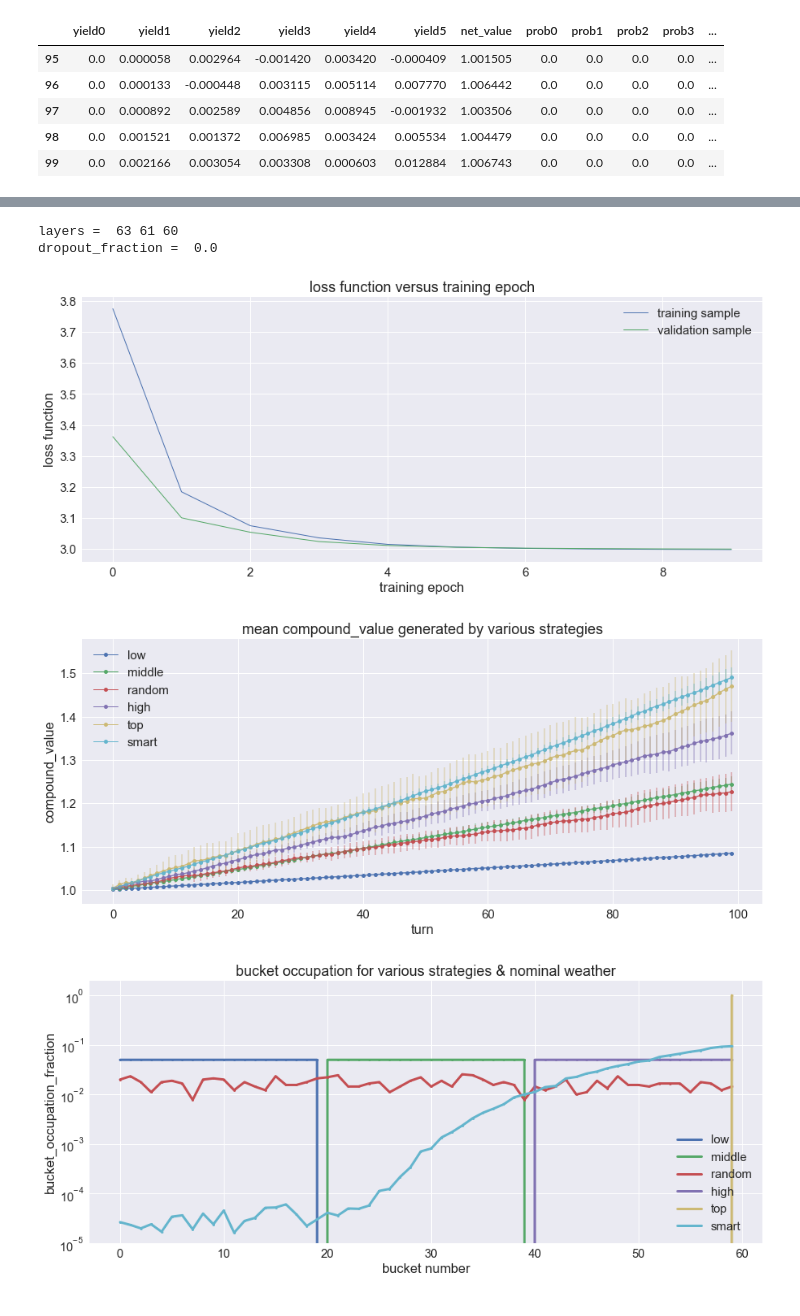
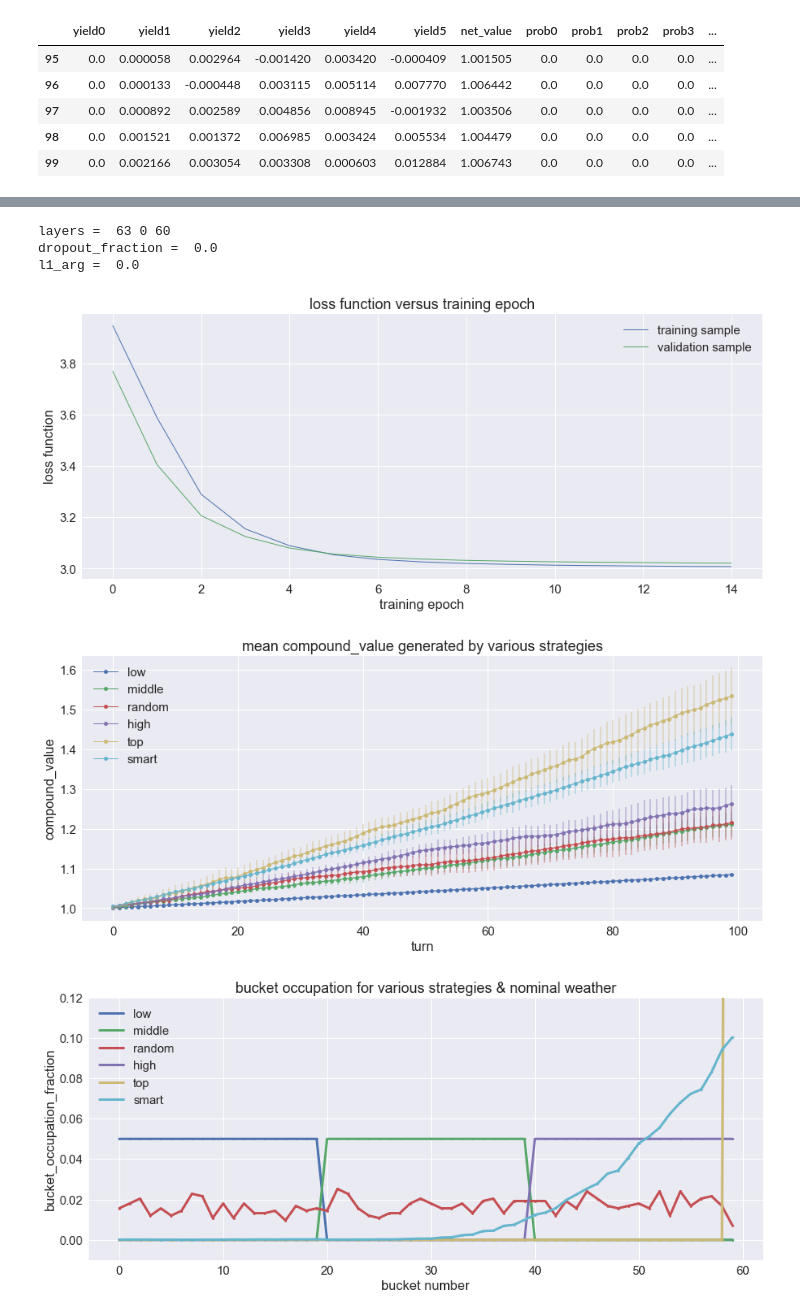
Before and after one commit to joehahn/hivemind, a Jupyter notebook: hivemind.ipynb, the cells around one changed output, grey strips where cells are left out. Saved outputs shown, nothing was run; the diff lists cells and outputs as text; code cells hidden in the pictures.

```diff
--- a/hivemind.ipynb
+++ b/hivemind.ipynb
@@ -150,7 +150,7 @@ N_games = 10
 N_buckets = 60
 lag = 1
 N_turns = 100
-strategies = ['low', 'middle', 'high', 'random', 'top']
+strategies = ['low', 'middle', 'random', 'high', 'top']
 fig, ax = plt.subplots(1,1, figsize=(15, 6))
 all_net_values = pd.DataFrame()
 for strategy in strategies:
@@ -179,7 +179,7 @@ p = ax.legend()
 N_buckets = 60
 lag = 1
 SNR = 1.1
-N_turns = 1000000
+N_turns = 100000#0
 actual_bucket_yields, best_bucket, lagged_bucket_yields, weather, weather_onehot, bucket_yield_mean, \
     bucket_yield_sigma = make_bucket_yields(N_buckets, N_turns, SNR, lag)
 # %%
@@ -232,9 +232,10 @@ print x_validate.shape, y_validate.shape
 #build MLP classification model
 N_inputs = x.shape[1]
 N_outputs = y.shape[1]
-N_middle_layer = (N_inputs + N_outputs)/2
-dropout_fraction = 0.25
-model = mlp_classifier(N_inputs, N_middle_layer, N_outputs, dropout_fraction)
+N_middle_layer = 0*N_outputs
+dropout_fraction = 0.0
+l1_arg = 0.0
+model = mlp_classifier(N_inputs, N_middle_layer, N_outputs, dropout_fraction, l1_arg=l1_arg)
 model.summary()
 # %% [output]
 _________________________________________________________________
@@ -255,19 +252,19 @@ Trainable params: 11,656
 Non-trainable params: 0
 _________________________________________________________________
 # %%
-#train model to predict rewards
-N_epochs = 10
+#fit model to predict most productive bucket
+N_epochs = 15
 batch_size = N_turns/100
-dropout_fraction = 0.0
-N_middle_layer = (N_inputs + N_outputs)/2
 print 'layers = ', N_inputs, N_middle_layer, N_outputs
 print 'dropout_fraction = ', dropout_fraction
-model = mlp_classifier(N_inputs, N_middle_layer, N_outputs, dropout_fraction)
+print 'l1_arg = ', l1_arg
+model = mlp_classifier(N_inputs, N_middle_layer, N_outputs, dropout_fraction, l1_arg=l1_arg)
 fit_history = model.fit(x_train, y_train, batch_size=batch_size, epochs=N_epochs, verbose=0,
     validation_data=(x_validate, y_validate))
 # %% [output]
-layers =  63 61 60
+layers =  63 0 60
 dropout_fraction =  0.0
+l1_arg =  0.0
 # %%
 #plot loss vs training epoch
 fig, ax = plt.subplots(1,1, figsize=(15, 6))
@@ -281,7 +278,7 @@ p = ax.set_ylabel('loss function')
 p = ax.set_xlabel('training epoch')
 p = ax.legend()
 # %% [output]
-[figure, old version]
+[figure, new version]
 # %%
 #play 10 short games using each strategy and plot their mean compound_value
 N_games = 10
@@ -311,28 +308,28 @@ p = ax.set_ylabel('compound_value')
 p = ax.set_xlabel('turn')
 p = ax.legend()
 # %% [output]
-[figure, old version]
+[figure, new version]
 # %%
 #plot each strategy's bucket_occupation_fraction during nominal weather
 the_weather = 'nominal'
 cols = ['strategy', 'weather'] + [col for col in all_net_values.columns if ('prob' in col)]
 df = all_net_values[cols]
 avg = df.groupby(['strategy', 'weather']).mean()
 std = df.groupby(['strategy', 'weather']).std()
 count = df.groupby(['strategy', 'weather'], as_index=False).count()
 fig, ax = plt.subplots(1,1, figsize=(15, 6))
 for strategy in strategies:
     yp = avg.loc[strategy].loc[the_weather]
     yerr = std.loc[strategy].loc[the_weather]
     xp = np.arange(len(yp))
     p = ax.plot(xp, yp, linewidth=3, marker='o', markersize=3, label=strategy)
 p = ax.set_title('bucket occupation for various strategies & nominal weather')
 p = ax.set_ylabel('bucket_occupation_fraction')
 p = ax.set_xlabel('bucket number')
-p = ax.set_ylim(1.0e-5, 2.0)
-p = ax.set_yscale('log')
+p = ax.set_ylim(-0.01, 0.12)
+p = ax.set_yscale('linear')
 p = ax.legend()
 # %% [output]
-[figure, old version]
+[figure, new version]
 # %%
 #plot smart bucket_occupation_fraction for each weather
```
Also changed, not shown: parts of 8 cells of this notebook, 2 other files.
